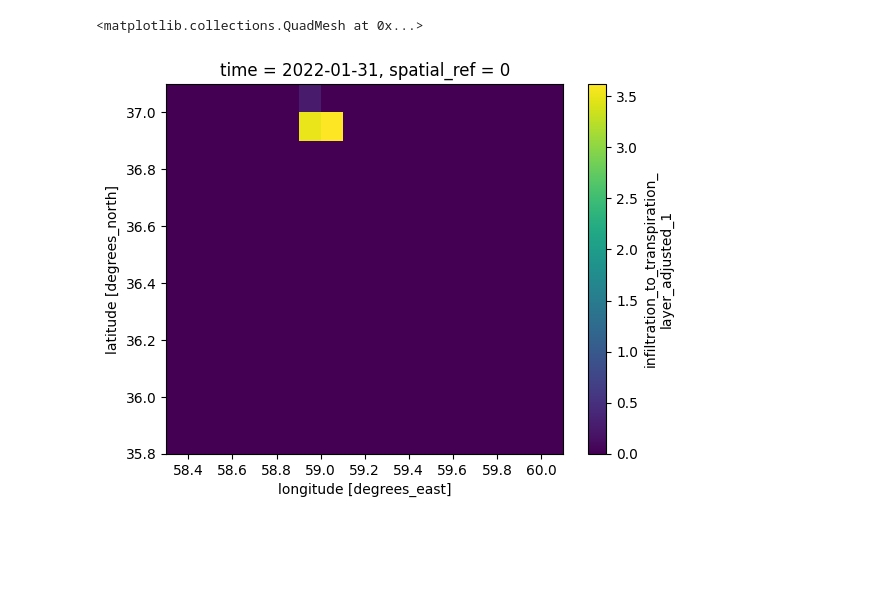
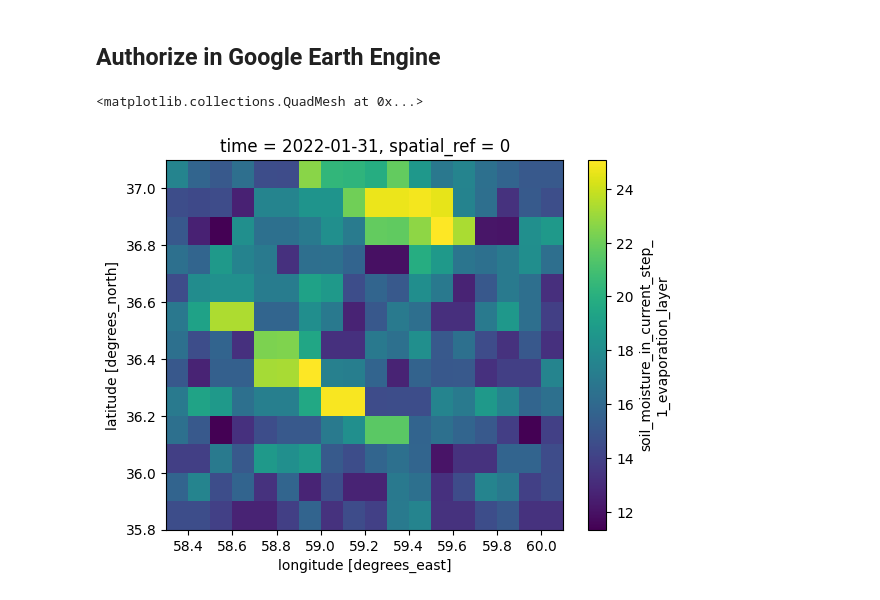
Before and after one commit to mahdi98mnm/WaterBalance_new, a Jupyter notebook: notebook/soil_content.ipynb, the cells around one changed output. Cells and saved outputs as stored; diff of their text form; code cells hidden in the pictures; blank space fills up the shorter version.

Commit message:
estimate soil moisture for transpiration and transition layer

```diff
--- a/notebook/soil_content.ipynb
+++ b/notebook/soil_content.ipynb
@@ -8,12 +10,11 @@ Mounted at /content/drive
 # %%
 import pickle
-with open("/content/drive/MyDrive/WaterBalance/notebook/ds_array_4_mahdoode_mashhad_4326.pkl", "rb") as f:
-    ds_array_4 = pickle.load(f)
+with open("/content/drive/MyDrive/WaterBalance_new/notebook/runoff_mahdoode_mashhad_4326_without_clip.pkl", "rb") as f:
+    runoff_mashhad = pickle.load(f)
 
-with open("/content/drive/MyDrive/WaterBalance_new/notebook/Ea_pyet_mahdoode_mashhad_decimal.pkl", "rb") as f:
-    Ea_pyet = pickle.load(f)
+with open("/content/drive/MyDrive/WaterBalance_new/notebook/ET_hargreaves_mahdoode_mashhad_4326_pwp_and_fc.pkl", "rb") as f:
+    ET_mashhad = pickle.load(f)
 
-Ea_pyet
-ds_array_4
+ET_mashhad
 # %% [output]
 <xarray.Dataset>
@@ -421,0 +59,2 @@ fc_list = list(map(lambda dict: dict['b10'], list_3_fc))
+# %% [markdown]
+## Authorize in Google Earth Engine
@@ -422,23 +70,14 @@ fc_list = list(map(lambda dict: dict['b10'], list_3_fc))
 # %%
-with open("/content/drive/MyDrive/WaterBalance_new/notebook/Ea_pyet_mahdoode_mashhad_decimal.pkl", "rb") as f:
-    Ea_pyet = pickle.load(f)
-# soil_water_content_of_evaporation_layer_at_previous_step = xds_repr_match__soilmoisture
-# infiltration = underground_runoff
-# evaporation = E_a_pyet
-# field_capacity_soil_water_content_of_evaporation_layer = 60
-# permanent_wilting_point_soil_water_content_of_evaporation_layer = 15
-# coverd = True
-# infiltration_to_transpiration_layer = 2
-# infiltration_to_transition_layer = 0
+number_of_x = len(list(ET_mashhad.x.values.flatten()))
+number_of_y = len(list(ET_mashhad.y.values.flatten()))
 
-# temp_1 = (soil_water_content_of_evaporation_layer_at_previous_step.ssm.values) + (infiltration.underground_runoff.values) - (evaporation.Hargreaves.values) - (infiltration_to_transpiration_layer)
-number_of_x = 18
-number_of_y = 13
+Ea_pyet = list(ET_mashhad.e_noncovered.values.flatten())
+underground_runoff = list(runoff_mashhad.underground_runoff.values.flatten())
+soil = list(runoff_mashhad.soilmoisture.values.flatten())
+sub_soil = list(runoff_mashhad.sub_soilmoisture.values.flatten())
+fc_list_10cm = list(ET_mashhad.fc_10cm.values.flatten())
+wp_list_10cm = list(ET_mashhad.wp_10cm.values.flatten())
 
-Ea_pyet = list(Ea_pyet.Hargreaves.values.flatten())
-underground_runoff = list(ds_array_4.underground_runoff.values.flatten())
-soil = list(ds_array_4.soilmoisture.values.flatten())
-sub_soil = list(ds_array_4.sub_soilmoisture.values.flatten())
 
 soil_moisture_in_current_step_1 = np.array([SoilContent.evaporation_layer(
     soil_water_content_of_evaporation_layer_at_previous_step = float(z),
@@ -449,7 +88,7 @@ soil_moisture_in_current_step_1 = np.array([SoilContent.evaporation_layer(
     coverd = True,
     infiltration_to_transpiration_layer = 0
 )[0]
-for i, j, z, fc, wp in zip(Ea_pyet, underground_runoff, soil, fc_list, wp_list)])
+for i, j, z, fc, wp in zip(Ea_pyet, underground_runoff, soil, fc_list_10cm, wp_list_10cm)])
 
 evaporation_adjusted_1 = np.array([SoilContent.evaporation_layer(
     soil_water_content_of_evaporation_layer_at_previous_step = float(z),
@@ -460,43 +99,44 @@ evaporation_adjusted_1 = np.array([SoilContent.evaporation_layer(
     coverd = True,
     infiltration_to_transpiration_layer = 0
 )[1]
-for i, j, z, fc, wp in zip(Ea_pyet, underground_runoff, soil, fc_list, wp_list)])
+for i, j, z, fc, wp in zip(Ea_pyet, underground_runoff, soil, fc_list_10cm, wp_list_10cm)])
 
 infiltration_to_transpiration_layer_adjusted_1 = np.array([SoilContent.evaporation_layer(
     soil_water_content_of_evaporation_layer_at_previous_step = float(z),
     infiltration = float(j),
     evaporation = float(i),
     field_capacity_soil_water_content_of_evaporation_layer = fc,
     permanent_wilting_point_soil_water_content_of_evaporation_layer = wp,
     coverd = True,
     infiltration_to_transpiration_layer = 0
 )[2]
-for i, j, z, fc, wp in zip(Ea_pyet, underground_runoff, soil, fc_list, wp_list)])
+for i, j, z, fc, wp in zip(Ea_pyet, underground_runoff, soil, fc_list_10cm, wp_list_10cm)])
 
 infiltration_to_transition_layer_adjusted_1 = np.array([SoilContent.evaporation_layer(
     soil_water_content_of_evaporation_layer_at_previous_step = float(z),
     infiltration = float(j),
     evaporation = float(i),
     field_capacity_soil_water_content_of_evaporation_layer = fc,
     permanent_wilting_point_soil_water_content_of_evaporation_layer = wp,
     coverd = True,
     infiltration_to_transpiration_layer = 0
 )[3]
-for i, j, z, fc, wp in zip(Ea_pyet, underground_runoff, soil, fc_list, wp_list)])
+for i, j, z, fc, wp in zip(Ea_pyet, underground_runoff, soil, fc_list_10cm, wp_list_10cm)])
+
 
 soil_moisture_in_current_step_1 = soil_moisture_in_current_step_1.reshape(1,number_of_y,number_of_x)
 evaporation_adjusted_1 = evaporation_adjusted_1.reshape(1,number_of_y,number_of_x)
 infiltration_to_transpiration_layer_adjusted_1 = infiltration_to_transpiration_layer_adjusted_1.reshape(1,number_of_y,number_of_x)
 infiltration_to_transition_layer_adjusted_1 = infiltration_to_transition_layer_adjusted_1.reshape(1,number_of_y,number_of_x)
 
 
-ds_array_5 = ds_array_4.assign(soil_moisture_in_current_step_1_evaporation_layer=(['time', 'y', 'x'], soil_moisture_in_current_step_1))
+ds_array_5 = runoff_mashhad.assign(soil_moisture_in_current_step_1_evaporation_layer=(['time', 'y', 'x'], soil_moisture_in_current_step_1))
 ds_array_6 = ds_array_5.assign(evaporation_adjusted_1=(['time', 'y', 'x'], evaporation_adjusted_1))
 ds_array_7 = ds_array_6.assign(infiltration_to_transpiration_layer_adjusted_1=(['time', 'y', 'x'], infiltration_to_transpiration_layer_adjusted_1))
 ds_array_8 = ds_array_7.assign(infiltration_to_transition_layer_adjusted_1=(['time', 'y', 'x'], infiltration_to_transition_layer_adjusted_1))
 
-# ds_array.soil_moisture_in_current_step_evaporation_layer.plot()
-ds_array_8.infiltration_to_transpiration_layer_adjusted_1.plot()
+
+ds_array_8.soil_moisture_in_current_step_1_evaporation_layer.plot()
 # %% [output]
 <matplotlib.collections.QuadMesh at 0x...>
-[figure, old version]
+[figure, new version]
```
Also changed, not shown: parts of 21 cells of this notebook.
